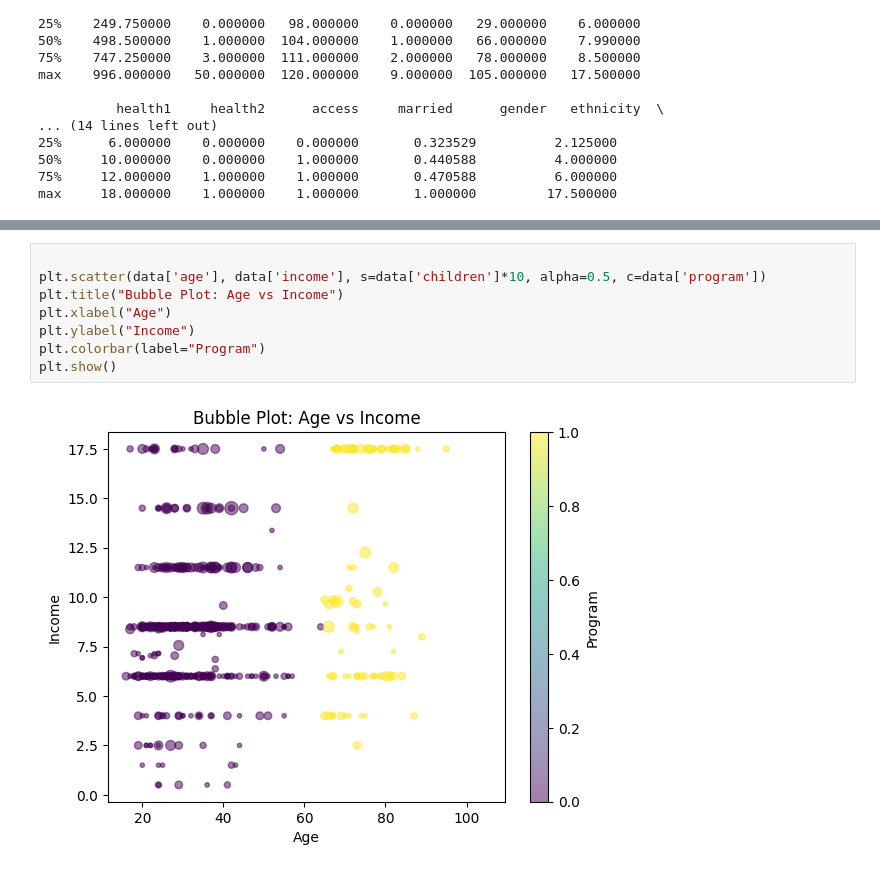
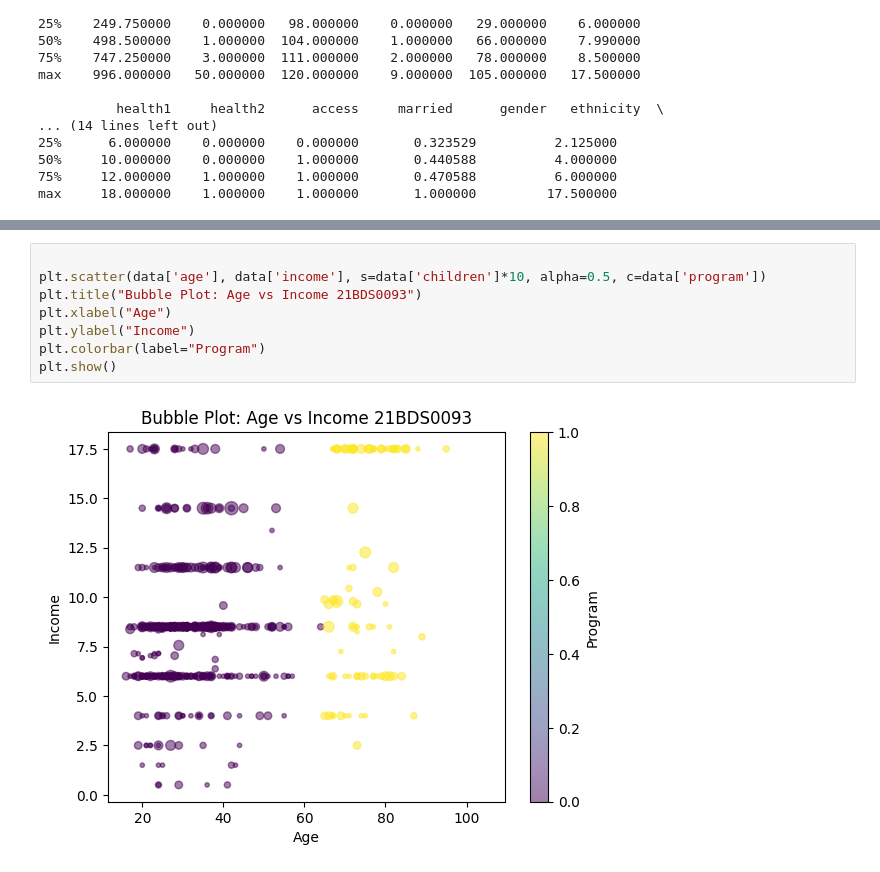
Before and after one commit to Rishzbh/EDA, a Jupyter notebook: 21BDS0093.ipynb, the cells around one changed output, grey strips where cells are left out. Drawn from its saved outputs; the diff is of its cells as text.

```diff
--- a/21BDS0093.ipynb
+++ b/21BDS0093.ipynb
@@ -182,13 +182,13 @@ plt.show()
 # %%
 
 plt.scatter(data['age'], data['income'], s=data['children']*10, alpha=0.5, c=data['program'])
-plt.title("Bubble Plot: Age vs Income")
+plt.title("Bubble Plot: Age vs Income 21BDS0093")
 plt.xlabel("Age")
 plt.ylabel("Income")
 plt.colorbar(label="Program")
 plt.show()
 # %% [output]
-[figure, old version]
+[figure, new version]
 # %%
 
 fig = plt.figure(figsize=(10,8))
```
Also changed, not shown: parts of 8 cells of this notebook.
